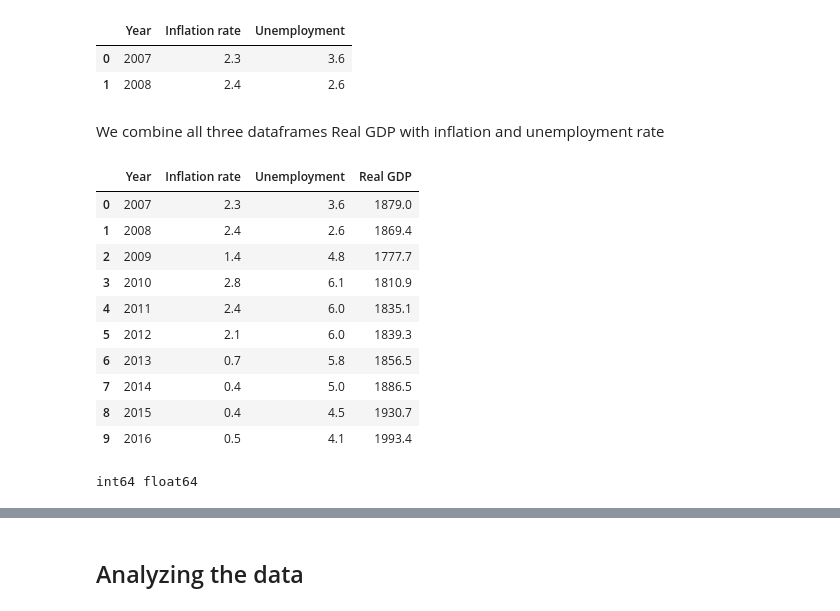
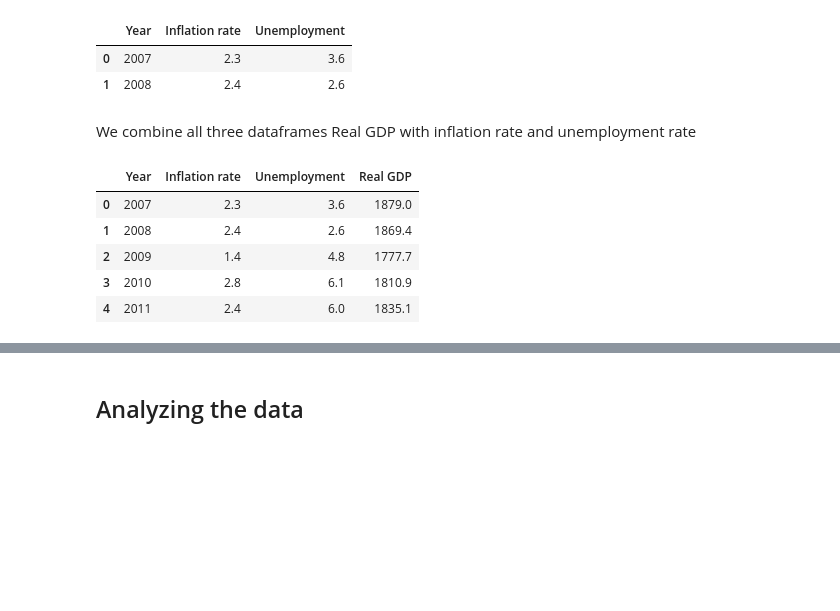
Before and after one commit to NumEconCopenhagen/projects-2024-sulaiman-phil-og-rabiah, a Jupyter notebook: dataproject/dataproject.ipynb, the cells around one changed output, grey strips where cells are left out. Cells and saved outputs as stored; diff of their text form; code cells hidden in the pictures; blank space fills up the shorter version.

```diff
--- a/dataproject/dataproject.ipynb
+++ b/dataproject/dataproject.ipynb
@@ -175,30 +175,18 @@ Combined_data.head(2)
 | 0 | 2007 | 2.3 | 3.6 |
 | 1 | 2008 | 2.4 | 2.6 |
 # %% [markdown]
-We combine all three dataframes Real GDP with inflation and unemployment rate
+We combine all three dataframes Real GDP with inflation rate and unemployment rate
 # %%
-# We join/ merge our dataframe real GDP with our combined data which contains dataframe inflation and unemployment rate.
+# We join/ merge our dataframe real GDP with our combined data which contains dataframe inflation- and unemployment rate.
 merging = pd.merge(GDP, Combined_data, how='left', on=['Year'])
 
 Combined_data1 = merging[["Year", "Inflation rate", "Unemployment", "Real GDP"]]
-Combined_data1.head(10)
+Combined_data1.head(5)
 # %% [output]
 |  | Year | Inflation rate | Unemployment | Real GDP |
 | 0 | 2007 | 2.3 | 3.6 | 1879.0 |
 | 1 | 2008 | 2.4 | 2.6 | 1869.4 |
 | 2 | 2009 | 1.4 | 4.8 | 1777.7 |
 | 3 | 2010 | 2.8 | 6.1 | 1810.9 |
 | 4 | 2011 | 2.4 | 6.0 | 1835.1 |
-| 5 | 2012 | 2.1 | 6.0 | 1839.3 |
-| 6 | 2013 | 0.7 | 5.8 | 1856.5 |
-| 7 | 2014 | 0.4 | 5.0 | 1886.5 |
-| 8 | 2015 | 0.4 | 4.5 | 1930.7 |
-| 9 | 2016 | 0.5 | 4.1 | 1993.4 |
-# %%
-#Printing to see what type it is, string or float?
-type_ = GDP['Year'].dtype
-type1_ = GDP['Real GDP'].dtype
-print(type_,type1_)
-# %% [output]
-int64 float64
 # %%
```
Also changed, not shown: parts of 18 cells of this notebook.
